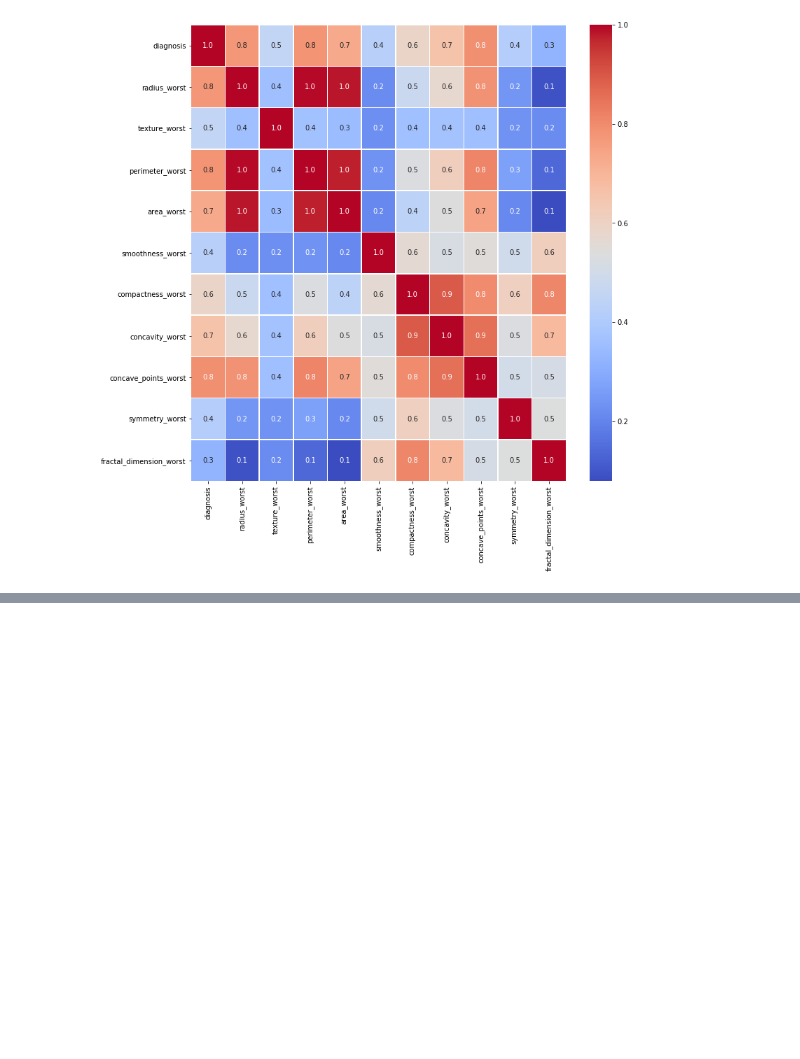
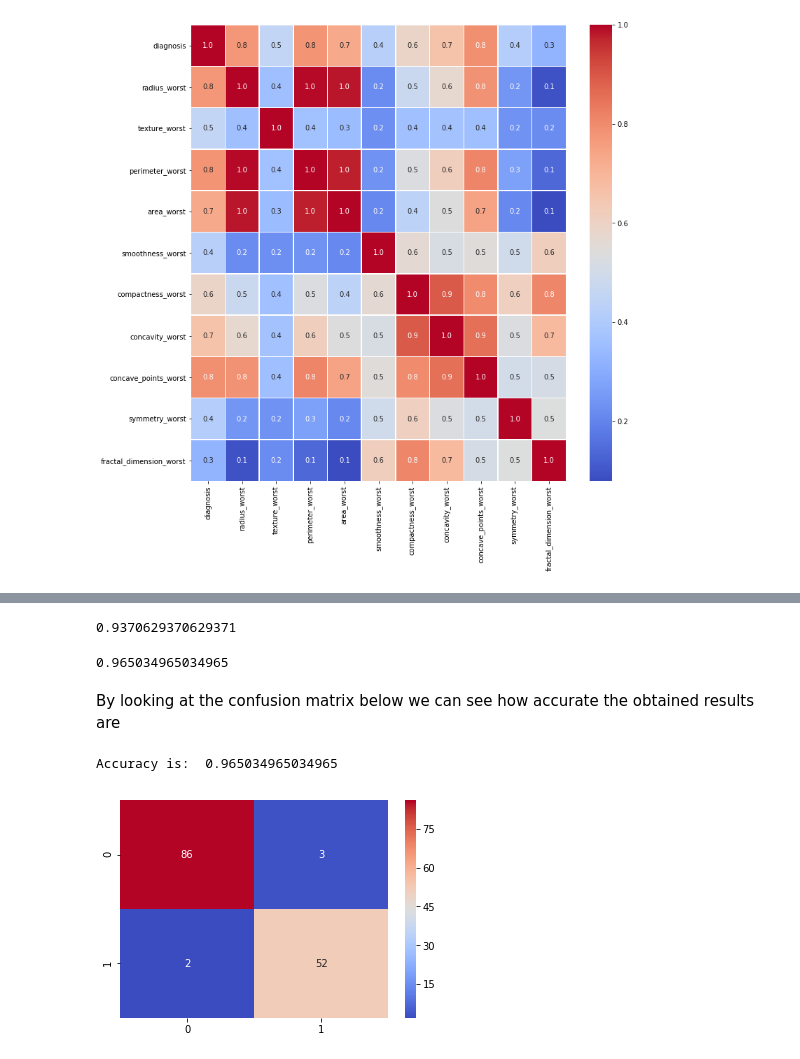
Before and after one commit to lmiranda1107/ml_final_project, a Jupyter notebook: Step_3-model_selection.ipynb, the cells around one changed output, grey strips where cells are left out. Cells and saved outputs as stored; diff of their text form; code cells hidden in the pictures; blank space fills up the shorter version.

Commit message:
finished model selection

```diff
--- a/Step_3-model_selection.ipynb
+++ b/Step_3-model_selection.ipynb
@@ -144,0 +268,8 @@ sns_plot=sns.heatmap(df_worst.corr(), annot=True, linewidths=.5, fmt= '.1f',ax=a
+# %%
+target =correlation_data["diagnosis"]
+target_names = ["Benign", "Malignant"]
+# %%
+data = correlation_data.drop("diagnosis", axis=1)
+
+feature_names = data.columns
+data.head()
@@ -144,0 +283,10 @@ sns_plot=sns.heatmap(df_worst.corr(), annot=True, linewidths=.5, fmt= '.1f',ax=a
+# %%
+from sklearn.model_selection import train_test_split
+X_train, X_test, y_train, y_test = train_test_split(data, target, random_state=42)
+# %%
+from sklearn import tree
+clf = tree.DecisionTreeClassifier()
+clf = clf.fit(X_train, y_train)
+clf.score(X_test, y_test)
+# %% [output]
+0.9370629370629371
@@ -144,0 +305,20 @@ sns_plot=sns.heatmap(df_worst.corr(), annot=True, linewidths=.5, fmt= '.1f',ax=a
+# %%
+from sklearn.ensemble import RandomForestClassifier
+rf = RandomForestClassifier(n_estimators=200)
+rf = rf.fit(X_train, y_train)
+rf.score(X_test, y_test)
+# %% [output]
+0.965034965034965
+# %% [markdown]
+By looking at the confusion matrix below we can see how accurate the obtained results are
+# %%
+from sklearn.metrics import f1_score,confusion_matrix
+from sklearn.metrics import accuracy_score
+ac = accuracy_score(y_test,rf.predict(X_test))
+print('Accuracy is: ',ac)
+cm = confusion_matrix(y_test, rf.predict(X_test))
+sns_plot=sns.heatmap(cm,annot=True,fmt="d", cmap='coolwarm')
+sns_plot.figure.savefig("RandomForest.png")
+# %% [output]
+Accuracy is:  0.965034965034965
+[figure, added]
```
Also changed, not shown: parts of 30 cells of this notebook, 3 other files.
